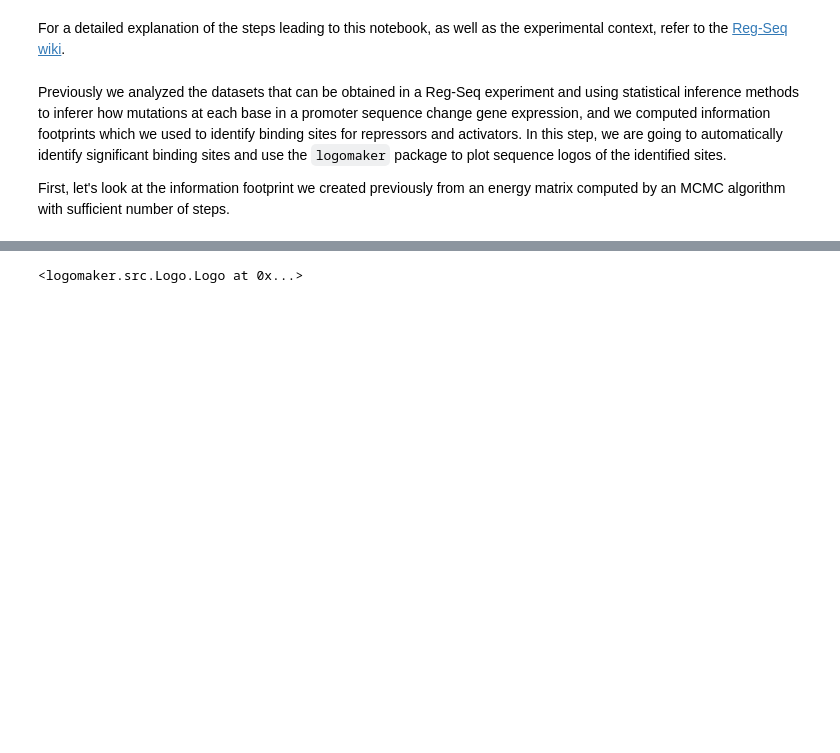
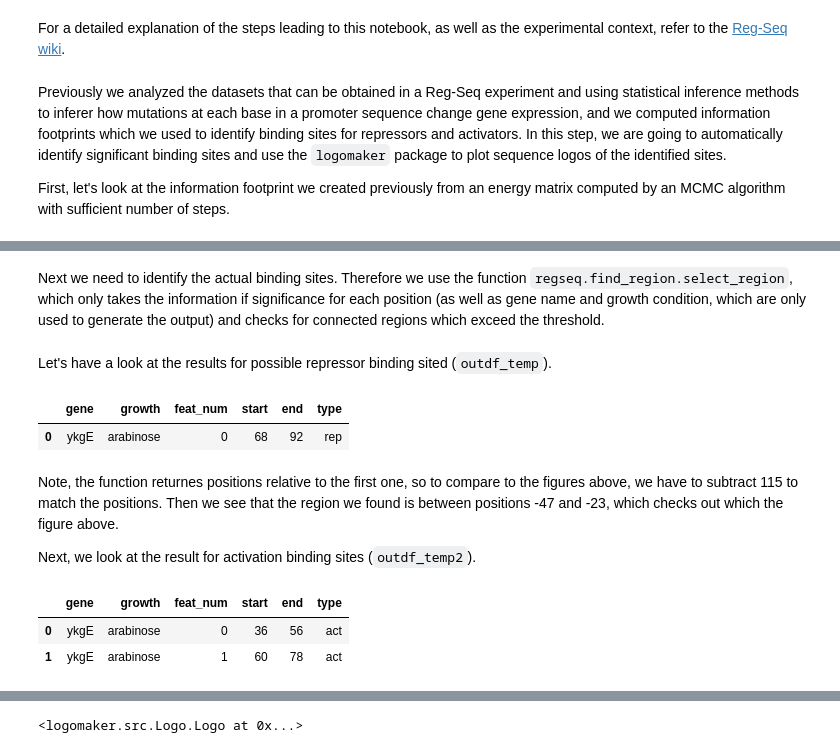
Before and after one commit to RPGroup-PBoC/RegSeq, a Jupyter notebook: notebooks/4_4_plot_sequence_logo.ipynb, the cells around one changed output, grey strips where cells are left out. Saved outputs shown, nothing was run; the diff lists cells and outputs as text; code cells hidden in the pictures; blank space fills up the shorter version.

```diff
--- a/notebooks/4_4_plot_sequence_logo.ipynb
+++ b/notebooks/4_4_plot_sequence_logo.ipynb
@@ -30,0 +85,35 @@ regseq.viz.footprint_from_emat("../data/results/MCMC/bdcRAnaerodataset_alldone_w
+# %%
+# Parameters
+thresh = 0.00025
+windowsize = 15
+info_length = 160
+
+# Significant bases increasing expression
+is_significant = np.zeros(info_length-windowsize)
+
+# Significant bases decreasing expression
+is_significant_neg = np.zeros(info_length-windowsize)
+
+# Check each base for significant segment
+for i in range(info_length - windowsize):
+    is_significant[i] = summedarr2[i] / windowsize > thresh
+    is_significant_neg[i] = summedarr2_neg[i] / windowsize > thresh
+    is_significant_neg[i] = is_significant_neg[i] *- 1
+
+
+# Plot threshold
+fig, ax = plt.subplots(1,2, figsize=(13, 4))
+ax[0].bar(np.arange(-115, 30), summedarr2, color="red")
+ax[0].set_xlabel("position",fontname='DejaVu Sans',fontsize=12)
+ax[0].set_ylabel("Summed mutual information",fontname='DejaVu Sans',fontsize=12)
+ax[0].set_title("Increased Expression")
+ax[0].set_ylim([0, np.max([np.max(summedarr2), np.max(summedarr2_neg)])*1.1])
+ax[0].plot(ax[0].set_xlim(), [0.00025*15, 0.00025*15], '--', color="black")
+
+
+ax[1].bar(np.arange(-115, 30), summedarr2_neg)
+ax[1].set_xlabel("position",fontname='DejaVu Sans',fontsize=12)
+ax[1].set_ylabel("Summed mutual information",fontname='DejaVu Sans',fontsize=12)
+ax[1].set_title("Decreased Expression")
+ax[1].set_ylim([0, np.max([np.max(summedarr2), np.max(summedarr2_neg)])*1.1])
+ax[1].plot(ax[0].set_xlim(), [0.00025*15, 0.00025*15], '--', color="black");
@@ -30,0 +122,2 @@ regseq.viz.footprint_from_emat("../data/results/MCMC/bdcRAnaerodataset_alldone_w
+# %% [markdown]
+Next we need to identify the actual binding sites. Therefore we use the function `regseq.find_region.select_region`, which only takes the information if significance for each position (as well as gene name and growth condition, which are only used to generate the output) and checks for connected regions which exceed the threshold.
@@ -30,0 +127,17 @@ regseq.viz.footprint_from_emat("../data/results/MCMC/bdcRAnaerodataset_alldone_w
+# %% [markdown]
+Let's have a look at the results for possible repressor binding sited (`outdf_temp`).
+# %%
+outdf_temp
+# %% [output]
+|  | gene | growth | feat_num | start | end | type |
+| 0 | ykgE | arabinose | 0 | 68 | 92 | rep |
+# %% [markdown]
+Note, the function returnes positions relative to the first one, so to compare to the figures above, we have to subtract 115 to match the positions. Then we see that the region we found is between positions -47 and -23, which checks out which the figure above.
+
+Next, we look at the result for activation binding sites (`outdf_temp2`).
+# %%
+outdf_temp2
+# %% [output]
+|  | gene | growth | feat_num | start | end | type |
+| 0 | ykgE | arabinose | 0 | 36 | 56 | act |
+| 1 | ykgE | arabinose | 1 | 60 | 78 | act |
```
Also changed, not shown: parts of 28 cells of this notebook, 12 other files.
